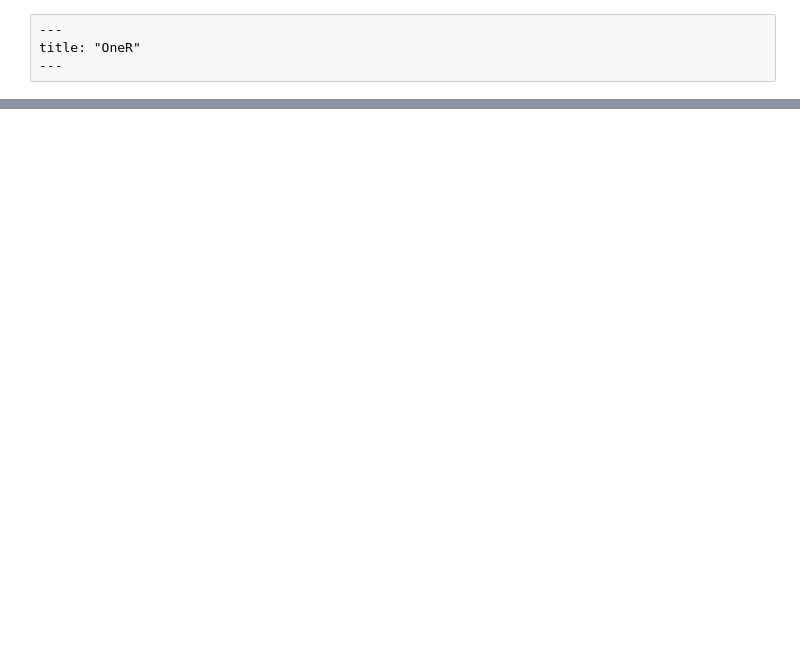
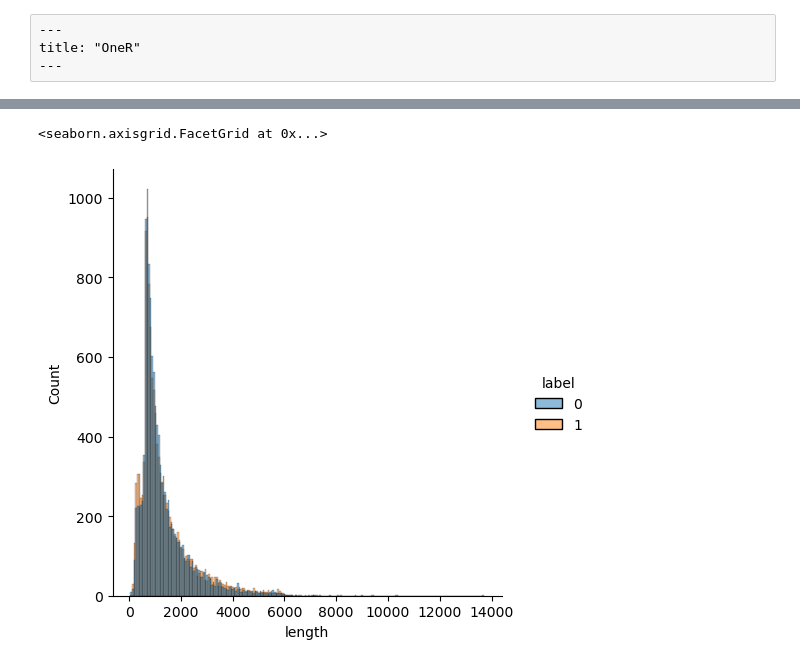
Before and after one commit to spenceforce/NLP-Simple-to-Spectacular, a Jupyter notebook: chapter/03_oner/oner.ipynb, the cells around one changed output, grey strips where cells are left out. Cells and saved outputs as stored; diff of their text form; code cells hidden in the pictures; blank space fills up the shorter version.

```diff
--- a/chapter/03_oner/oner.ipynb
+++ b/chapter/03_oner/oner.ipynb
@@ -408,0 +115,3 @@ We know every review in the test data will have an unknown category, so the OneR
+# %%
+train_df["length"] = train_df["review"].str.len()
+train_df.head()
@@ -408,0 +129,6 @@ We know every review in the test data will have an unknown category, so the OneR
+# %%
+import seaborn as sns
+sns.displot(train_df, x="length", hue="label")
+# %% [output]
+<seaborn.axisgrid.FacetGrid at 0x...>
+[figure, added]
```
Also changed, not shown: parts of 65 cells of this notebook.
